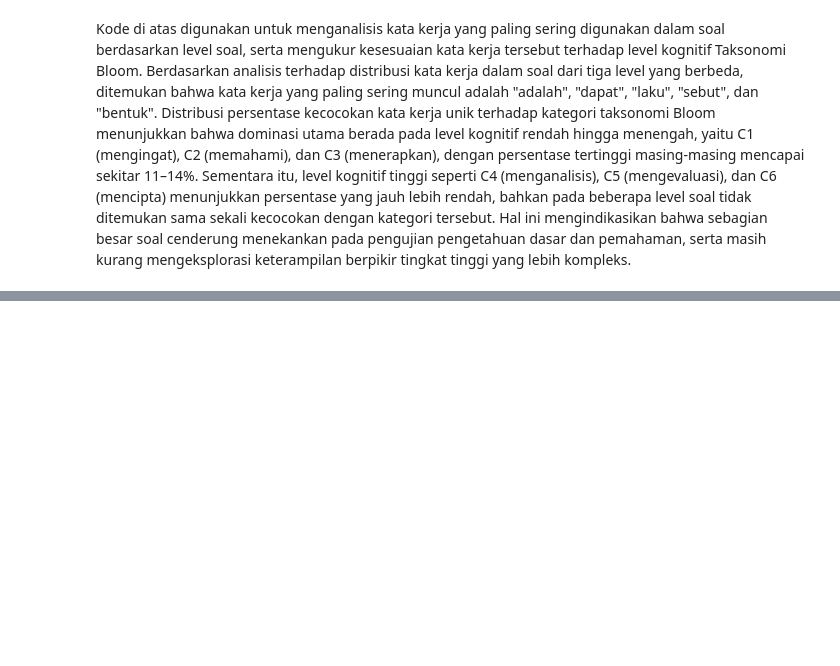
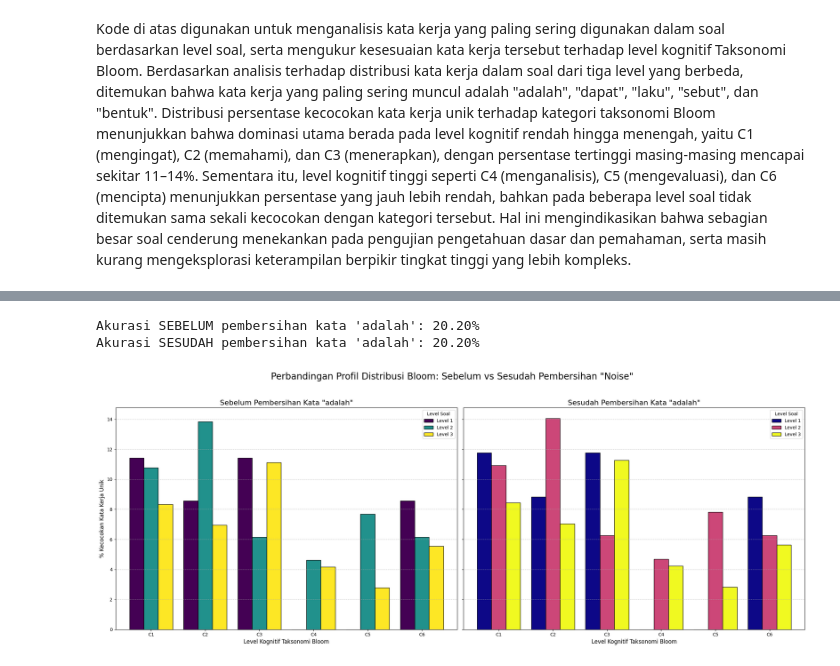
Before and after one commit to mhmadilham18/keyword-extraction, a Jupyter notebook: tubes_pemteks.ipynb, the cells around one changed output, grey strips where cells are left out. Saved outputs shown, nothing was run; the diff lists cells and outputs as text; code cells hidden in the pictures; blank space fills up the shorter version.

```diff
--- a/tubes_pemteks.ipynb
+++ b/tubes_pemteks.ipynb
@@ -442,0 +461,5 @@ Kode di atas digunakan untuk menganalisis kata kerja yang paling sering digunaka
+# %%
+# menghapus kata "adalah" dari dataset
+df_full_notation_duplicate['list_verb_stemmed'] = df_full_notation_duplicate['list_verb_stemmed'].apply(
+    lambda verb_list: [verb for verb in verb_list if verb != 'adalah']
+)
@@ -442,0 +535,56 @@ Kode di atas digunakan untuk menganalisis kata kerja yang paling sering digunaka
+# %%
+# perbandingan akurasi sebelum dan sesudah
+
+df_full_notation['predicted_level'] = df_full_notation['list_verb_stemmed'].apply(lambda x: classification_taksonomi_by_verb(x, bloom_keywords_stemmed))
+eval_ori = df_full_notation[df_full_notation['predicted_level'] != 'Tidak Terklasifikasi']
+accuracy_ori = accuracy_score(eval_ori['ground_truth_taksonomi_bloom'], eval_ori['predicted_level'])
+
+
+df_full_notation_duplicate['predicted_level'] = df_full_notation_duplicate['list_verb_stemmed'].apply(lambda x: classification_taksonomi_by_verb(x, bloom_keywords_stemmed))
+eval_duplicate = df_full_notation_duplicate[df_full_notation_duplicate['predicted_level'] != 'Tidak Terklasifikasi']
+accuracy_duplicate = accuracy_score(eval_duplicate['ground_truth_taksonomi_bloom'], eval_duplicate['predicted_level'])
+
+print(f"Akurasi SEBELUM pembersihan kata 'adalah': {accuracy_ori:.2%}")
+print(f"Akurasi SESUDAH pembersihan kata 'adalah': {accuracy_duplicate:.2%}\n")
+# %% [output]
+Akurasi SEBELUM pembersihan kata 'adalah': 20.20%
+Akurasi SESUDAH pembersihan kata 'adalah': 20.20%
+# %%
+verbs_by_level_ori = df_full_notation.groupby('level')['list_verb_stemmed'].sum()
+results_ori = {}
+for level, all_verbs in verbs_by_level_ori.items():
+    if all_verbs:
+        results_ori[f'Level {level}'] = analyze_level_profile(all_verbs, bloom_keywords_stemmed)
+plot_df_ori = pd.DataFrame(results_ori).sort_index()
+
+verbs_by_level_duplicate = df_full_notation_duplicate.groupby('level')['list_verb_stemmed'].sum()
+results_duplicate = {}
+for level, all_verbs in verbs_by_level_duplicate.items():
+    if all_verbs:
+        results_duplicate[f'Level {level}'] = analyze_level_profile(all_verbs, bloom_keywords_stemmed)
+plot_df_duplicate = pd.DataFrame(results_duplicate).sort_index()
+
+fig, axes = plt.subplots(1, 2, figsize=(22, 9), sharey=True)
+fig.suptitle('Perbandingan Profil Distribusi Bloom: Sebelum vs Sesudah Pembersihan "Noise"', fontsize=20)
+
+# Plot untuk data SEBELUM
+plot_df_ori.plot(kind='bar', ax=axes[0], width=0.8, edgecolor='black', colormap='viridis')
+axes[0].set_title('Sebelum Pembersihan Kata "adalah"', fontsize=16)
+axes[0].set_ylabel('% Kecocokan Kata Kerja Unik', fontsize=12)
+axes[0].set_xlabel('Level Kognitif Taksonomi Bloom', fontsize=12)
+axes[0].tick_params(axis='x', rotation=0)
+axes[0].grid(axis='y', linestyle='--', alpha=0.7)
+axes[0].legend(title='Level Soal')
+
+# Plot untuk data SESUDAH
+plot_df_duplicate.plot(kind='bar', ax=axes[1], width=0.8, edgecolor='black', colormap='plasma')
+axes[1].set_title('Sesudah Pembersihan Kata "adalah"', fontsize=16)
+axes[1].set_xlabel('Level Kognitif Taksonomi Bloom', fontsize=12)
+axes[1].tick_params(axis='x', rotation=0)
+axes[1].grid(axis='y', linestyle='--', alpha=0.7)
+axes[1].legend(title='Level Soal')
+
+plt.tight_layout(rect=[0, 0.03, 1, 0.95])
+plt.show()
+# %% [output]
+[figure, added]
```
Also changed, not shown: parts of 6 cells of this notebook.
